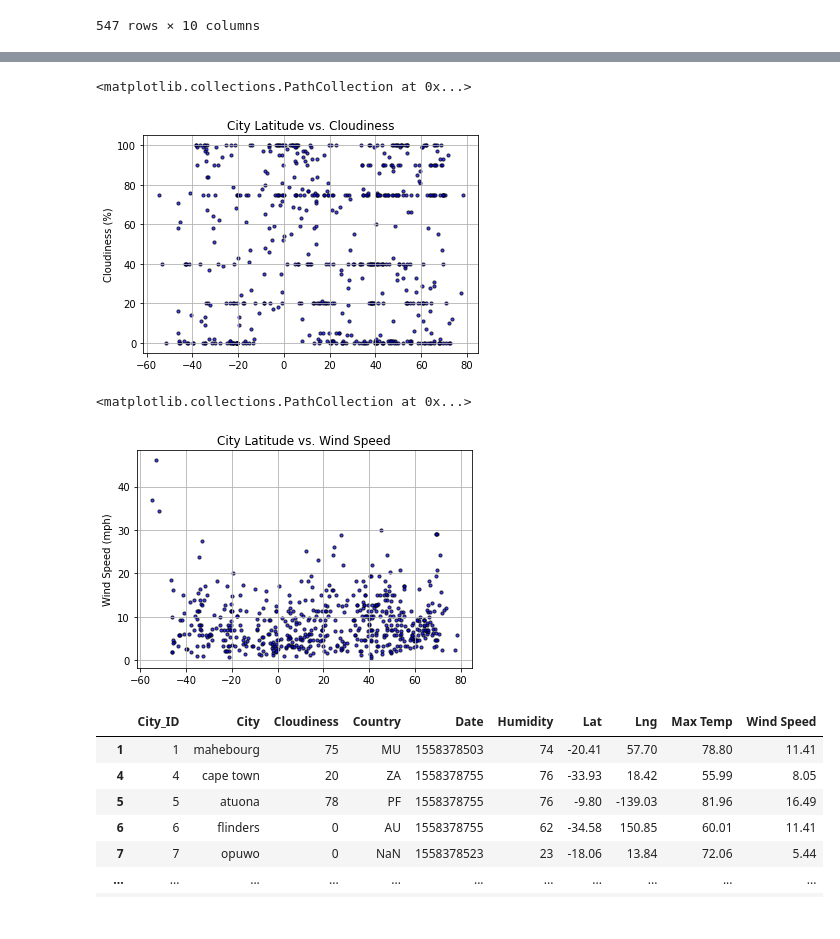
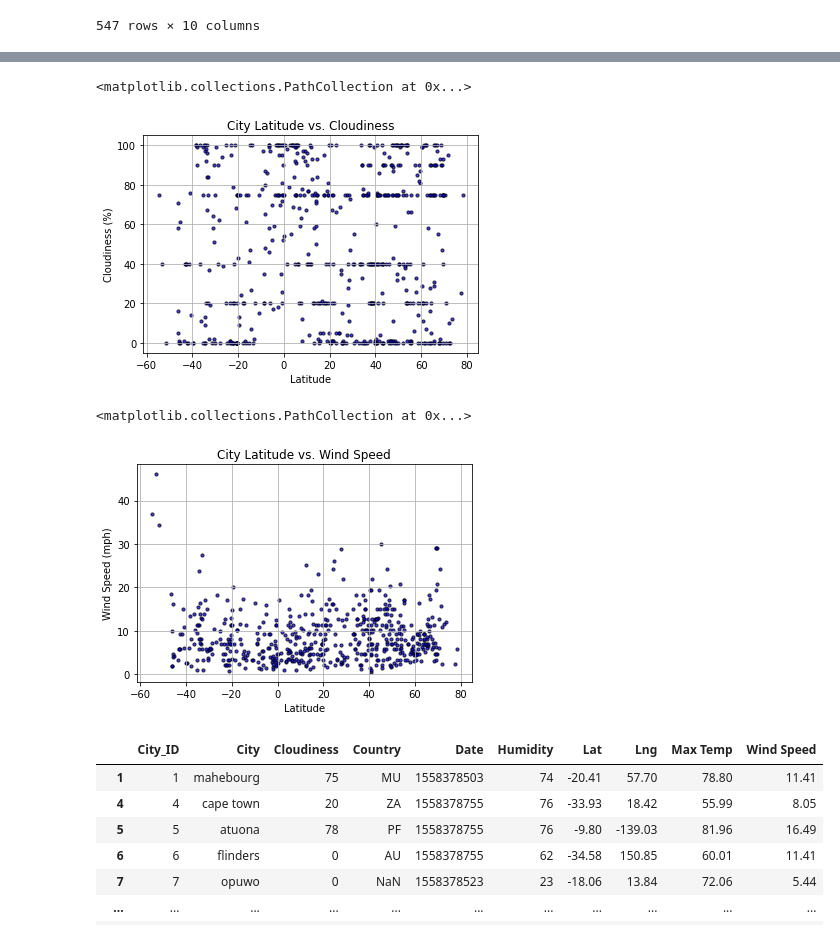
Before and after one commit to alekyaagadiraju/APIs-challenge, a Jupyter notebook: WeatherPy/Weather.ipynb, the cells around one changed output, grey strips where cells are left out. Cells and saved outputs as stored; diff of their text form; code cells hidden in the pictures.

```diff
--- a/WeatherPy/Weather.ipynb
+++ b/WeatherPy/Weather.ipynb
@@ -195,18 +220,21 @@ plt.scatter(clean_city_df["Lat"], clean_city_df["Humidity"], marker="o", facecol
 # %%
 #Latitude vs. Cloudiness
 
 x_axis = clean_city_df["Lat"]
 y_axis = clean_city_df["Cloudiness"]
 
 plt.title("City Latitude vs. Cloudiness")
 plt.ylabel("Cloudiness (%)")
+plt.xlabel("Latitude")
 plt.grid(True)
+
+
 
 plt.scatter(x_axis, y_axis, marker="o", facecolors="blue", edgecolors="black",
             s=10, alpha=0.75)
 # %% [output]
 <matplotlib.collections.PathCollection at 0x...>
-[figure, old version]
+[figure, new version]
 # %%
 #Latitude vs. Wind Speed
 
@@ -215,13 +243,14 @@ y_axis = clean_city_df["Wind Speed"]
 
 plt.title("City Latitude vs. Wind Speed")
 plt.ylabel("Wind Speed (mph)")
+plt.xlabel("Latitude")
 plt.grid(True)
 
 plt.scatter(x_axis, y_axis, marker="o", facecolors="blue", edgecolors="black",
             s=10, alpha=0.75)
 # %% [output]
 <matplotlib.collections.PathCollection at 0x...>
-[figure, old version]
+[figure, new version]
 # %%
 # Create northern snd Southern Hemisphere Dataframes
 
```
Also changed, not shown: parts of 13 cells of this notebook.
